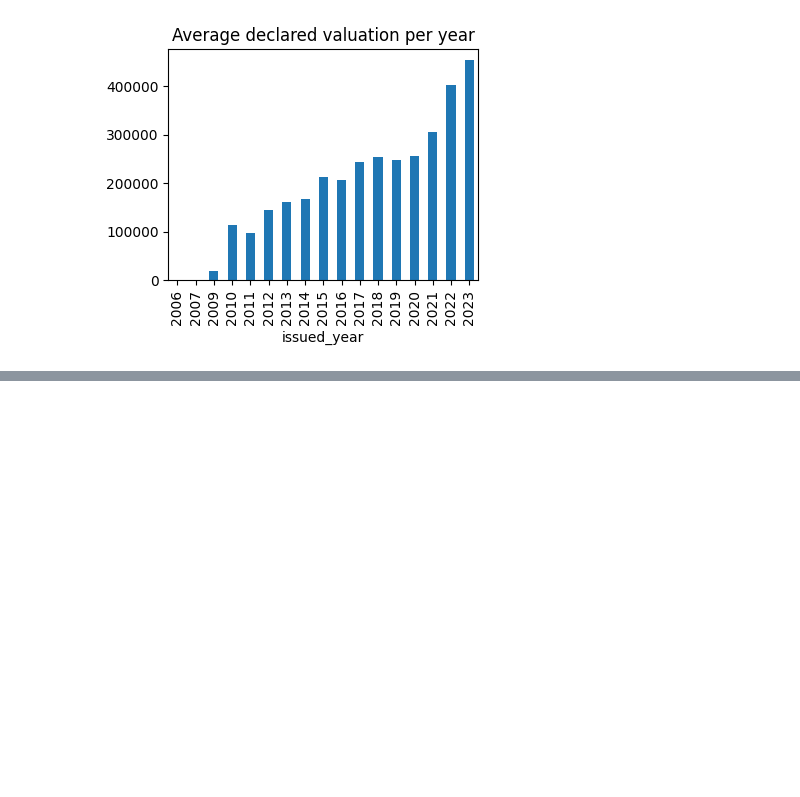
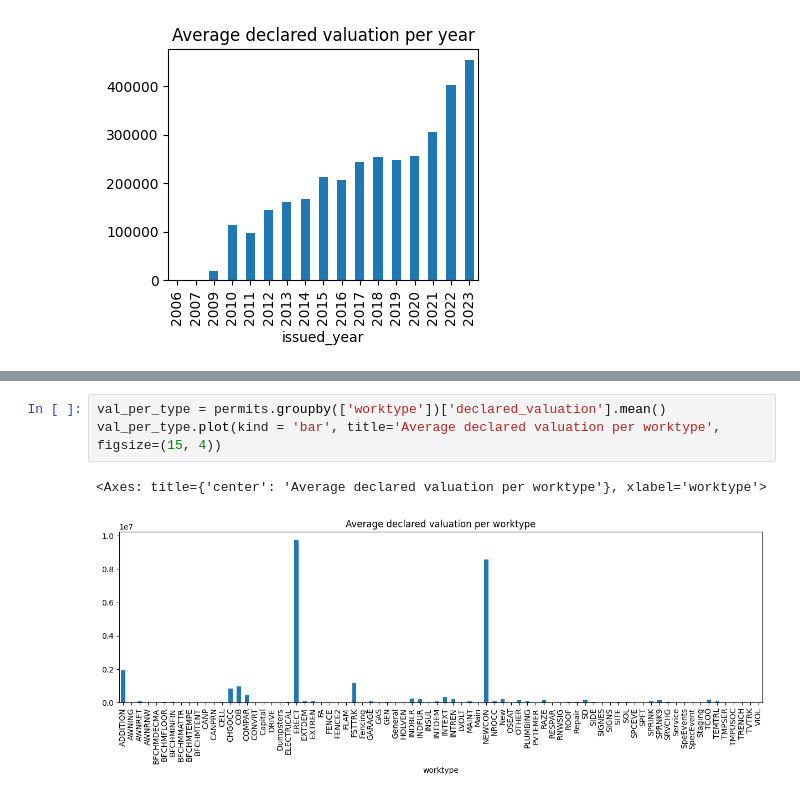
Before and after one commit to BU-Spark/ds-boston-permitting, a Jupyter notebook: fa23-team-c/Code/permits_EDA.ipynb, the cells around one changed output, grey strips where cells are left out. Saved outputs shown, nothing was run; the diff lists cells and outputs as text; blank space fills up the shorter version.

```diff
--- a/fa23-team-c/Code/permits_EDA.ipynb
+++ b/fa23-team-c/Code/permits_EDA.ipynb
@@ -87,0 +97,6 @@ val_per_zip.plot(kind = 'bar', title='Average declared valuation per zip code',
+# %%
+val_per_type = permits.groupby(['worktype'])['declared_valuation'].mean()
+val_per_type.plot(kind = 'bar', title='Average declared valuation per worktype', figsize=(15, 4))
+# %% [output]
+<Axes: title={'center': 'Average declared valuation per worktype'}, xlabel='worktype'>
+[figure, added]
```
Also changed, not shown: parts of 2 cells of this notebook.
